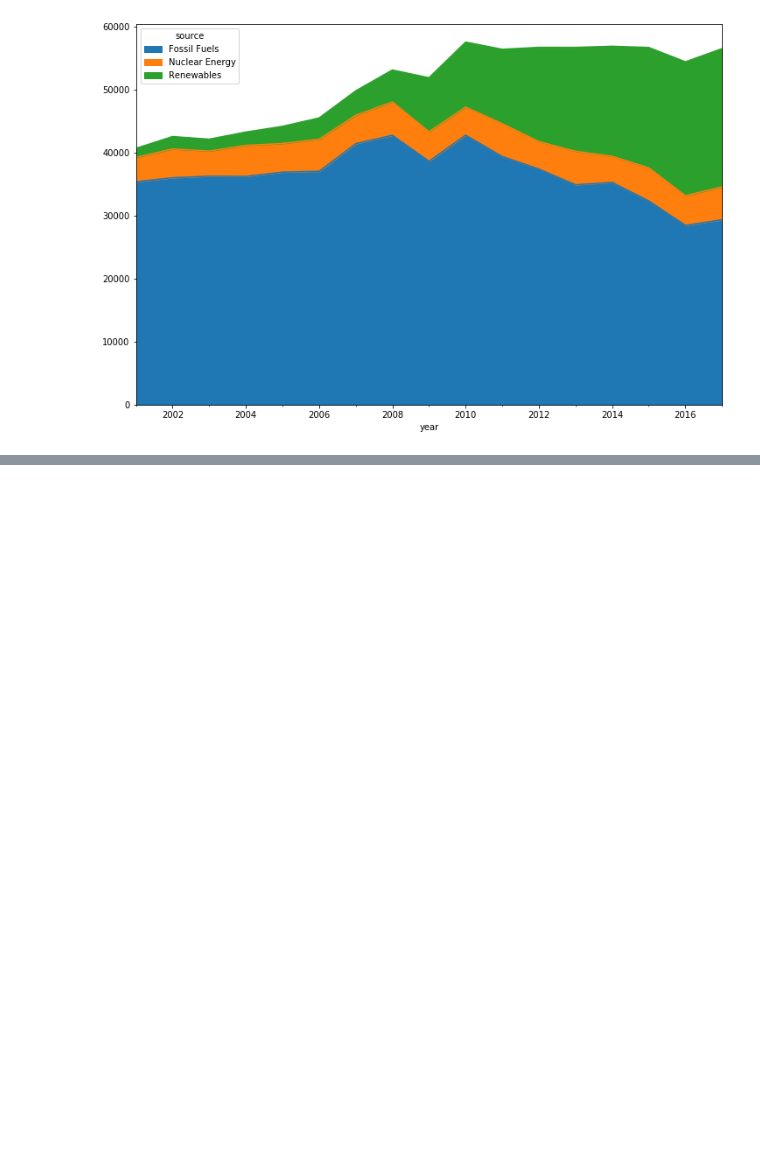
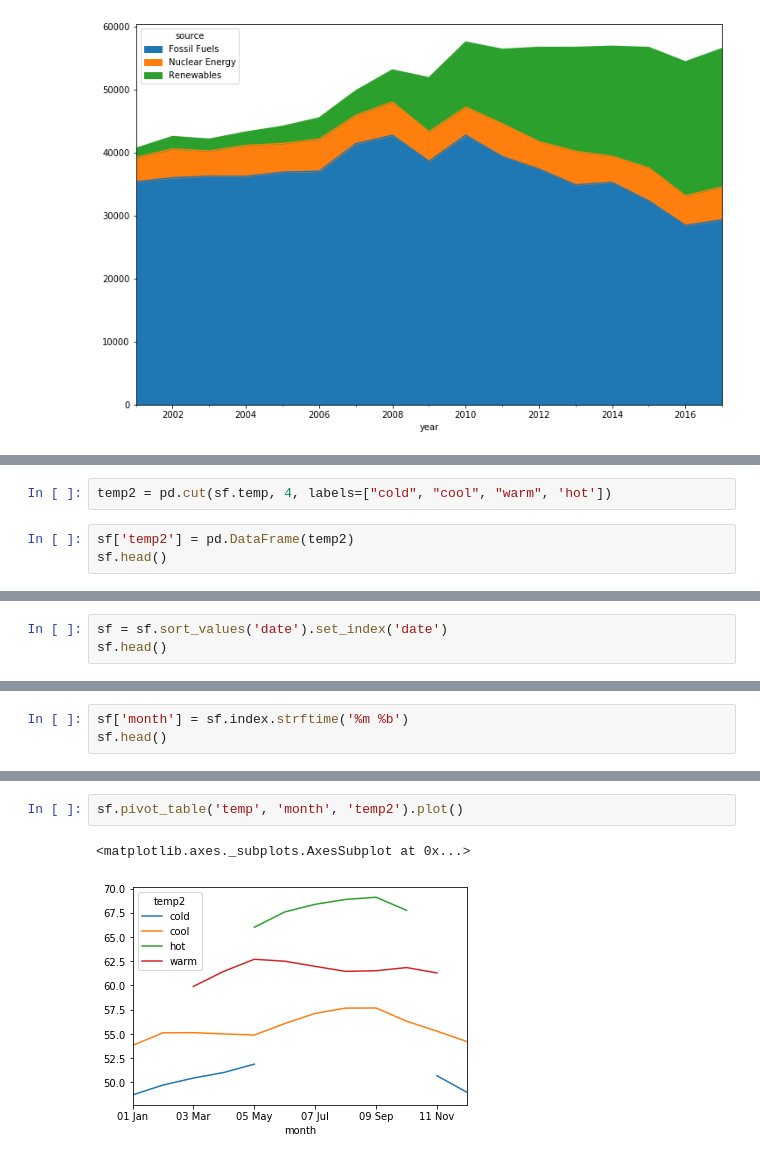
Before and after one commit to soslin/ds-methodologies-exercises, a Jupyter notebook: time_series/time_series_1.ipynb, the cells around one changed output, grey strips where cells are left out. Drawn from its saved outputs; the diff is of its cells as text; blank space fills up the shorter version.

```diff
--- a/time_series/time_series_1.ipynb
+++ b/time_series/time_series_1.ipynb
@@ -582,0 +601,5 @@ iowa.pivot_table('net_generation', 'year', 'source').plot.area(figsize=(12, 8))
+# %%
+temp2 = pd.cut(sf.temp, 4, labels=["cold", "cool", "warm", 'hot'])
+# %%
+sf['temp2'] = pd.DataFrame(temp2)
+sf.head()
@@ -582,0 +632,3 @@ iowa.pivot_table('net_generation', 'year', 'source').plot.area(figsize=(12, 8))
+# %%
+sf = sf.sort_values('date').set_index('date')
+sf.head()
@@ -582,0 +643,3 @@ iowa.pivot_table('net_generation', 'year', 'source').plot.area(figsize=(12, 8))
+# %%
+sf['month'] = sf.index.strftime('%m %b')
+sf.head()
@@ -582,0 +694,5 @@ iowa.pivot_table('net_generation', 'year', 'source').plot.area(figsize=(12, 8))
+# %%
+sf.pivot_table('temp', 'month', 'temp2').plot()
+# %% [output]
+<matplotlib.axes._subplots.AxesSubplot at 0x...>
+[figure, added]
```
Also changed, not shown: parts of 12 cells of this notebook.
